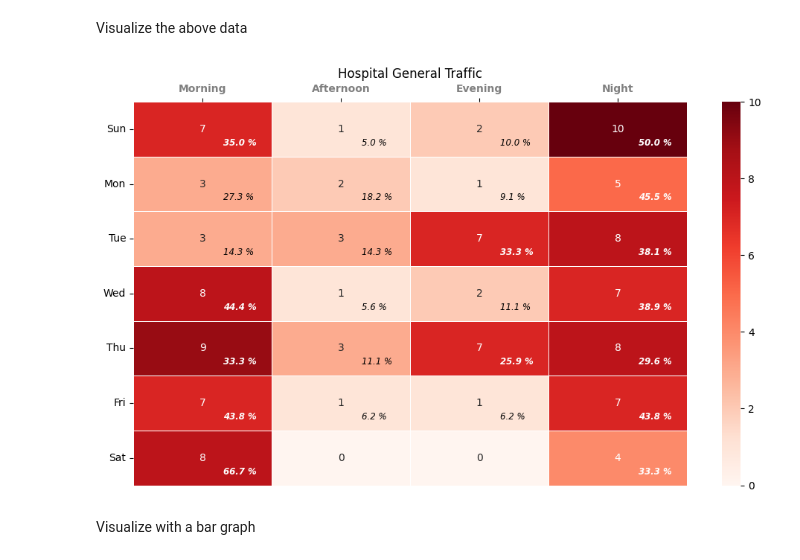
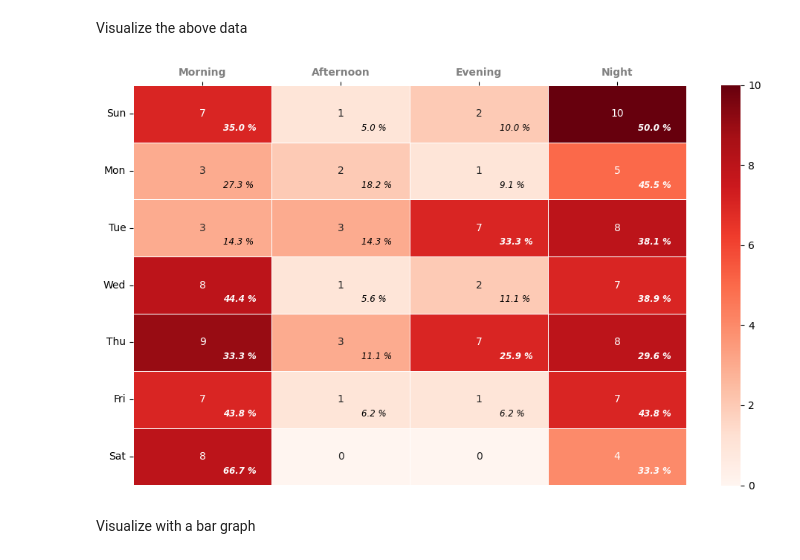
Before and after one commit to charismaticromeo/HospitalDashboard, a Jupyter notebook: main.ipynb, the cells around one changed output. Drawn from its saved outputs; the diff is of its cells as text; code cells hidden in the pictures.

```diff
--- a/main.ipynb
+++ b/main.ipynb
@@ -212,43 +212,42 @@ general_traffic(filtered_dataframe(start_date, end_date))
 # %% [markdown]
 Visualize the above data
 # %%
-def general_traffic_visual():
-    df = general_traffic(filtered_dataframe(start_date, end_date))
-
+def general_traffic_visual(df):
     # Getting half of the max value
     half_largest = (df.values.max()/2)-1
 
     # Getting the sum of each row
     daily_sum = df.sum(axis=1)
 
     # Getting the percentage representations
     percent_df = df.apply(lambda x: (x/daily_sum)*100).round(1)
 
     fig, ax = plt.subplots(figsize=(10,6))
     sns.heatmap(data=df, annot=True, cmap='Reds', linewidths=.6)
-    ax.set_title("Hospital General Traffic")
+    # ax.set_title("Hospital General Traffic")
 
     # Annotating with percentages
     for i, day in enumerate(percent_df.index):
         for k, perc_val in enumerate(percent_df.loc[day]):
             no_of_patients = df.iloc[i,k]
             if no_of_patients != 0:
                 if no_of_patients >= half_largest:
                     ax.text(x=k+.65, y=i+.75,s=f'{perc_val} %', va='center', ha='left', color='white', fontsize=8.5, style='oblique', weight='bold')
                 else:
                     ax.text(x=k+.65, y=i+.75,s=f'{perc_val} %', va='center', ha='left', style='oblique', fontsize=8.5)
 
     # Redefine the font for x axis labels and Move the x axis to the top
     ax.set_xticklabels(labels=ax.get_xticklabels(), fontdict=dict(color='grey', weight='bold'))
     ax.xaxis.set_ticks_position('top')
     plt.yticks(rotation='horizontal')
     plt.tight_layout()
+    plt.savefig("Hospital_General_Traffic.png")
     plt.close()
     return fig
 
-general_traffic_visual()
+general_traffic_visual(general_traffic(filtered_dataframe(start_date, end_date)))
 # %% [output]
-[figure, old version]
+[figure, new version]
 # %% [markdown]
 Visualize with a bar graph
 # %%
```
Also changed, not shown: parts of 14 cells of this notebook.
